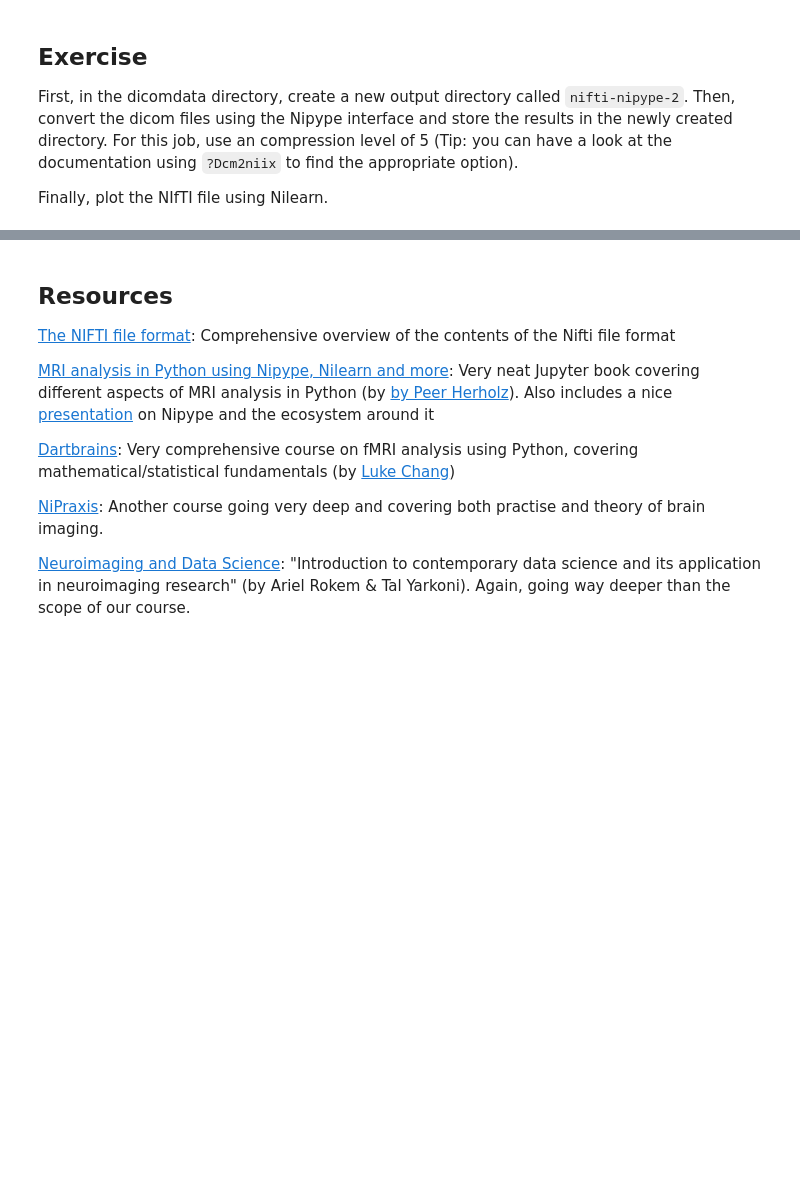
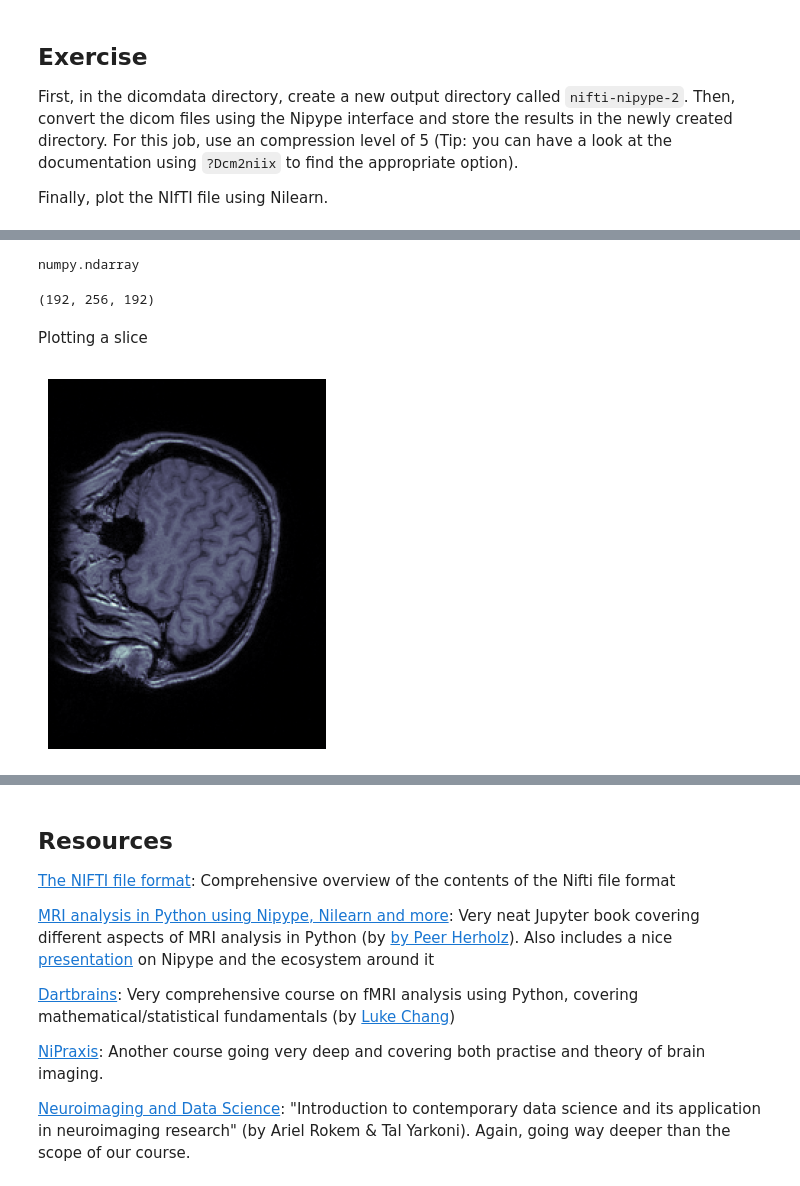
Before and after one commit to dominikpegler/tewa2-neuroimaging, a Jupyter notebook: 1 - Neuroimaging file formats.ipynb, the cells around one changed output, grey strips where cells are left out. Saved outputs shown, nothing was run; the diff lists cells and outputs as text; code cells hidden in the pictures; blank space fills up the shorter version.

```diff
--- a/1 - Neuroimaging file formats.ipynb
+++ b/1 - Neuroimaging file formats.ipynb
@@ -189,0 +196,19 @@ Finally, plot the NIfTI file using Nilearn.
+# %%
+nifti_nipype_2_dir = extract_dir + "/nifti-nipype-2"
+
+os.mkdir(nifti_nipype_2_dir)
+
+converter = Dcm2niix()
+
+converter.inputs.compression = 5
+converter.inputs.source_dir =  extract_dir + '/' + url.split('/')[-1].replace(".zip", "")
+converter.inputs.output_dir = nifti_nipype_2_dir
+
+converter.run()
+# %%
+nii_gz_file = glob(nifti_nipype_2_dir + "/*.nii.gz")[0]
+# %%
+ni_data = nib.load(nii_gz_file)
+
+# What is the type of this object?
+type(ni_data)
@@ -189,0 +237,17 @@ Finally, plot the NIfTI file using Nilearn.
+# %%
+ni_data_np = ni_data.get_fdata()
+type(ni_data_np)
+# %% [output]
+numpy.ndarray
+# %%
+ni_data_np.shape
+# %% [output]
+(192, 256, 192)
+# %% [markdown]
+Plotting a slice
+# %%
+plt.imshow(ni_data_np[45], cmap='bone')
+plt.axis('off')
+plt.show()
+# %% [output]
+[figure, added]
```
Also changed, not shown: parts of 11 cells of this notebook, 1 other file.
